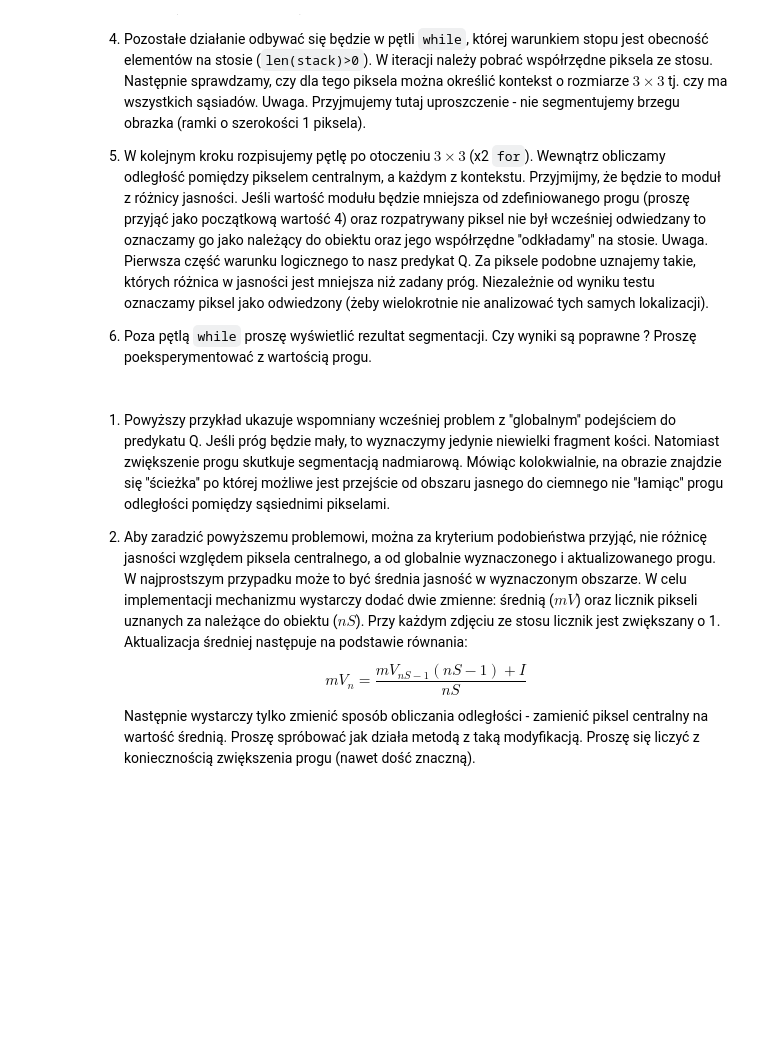
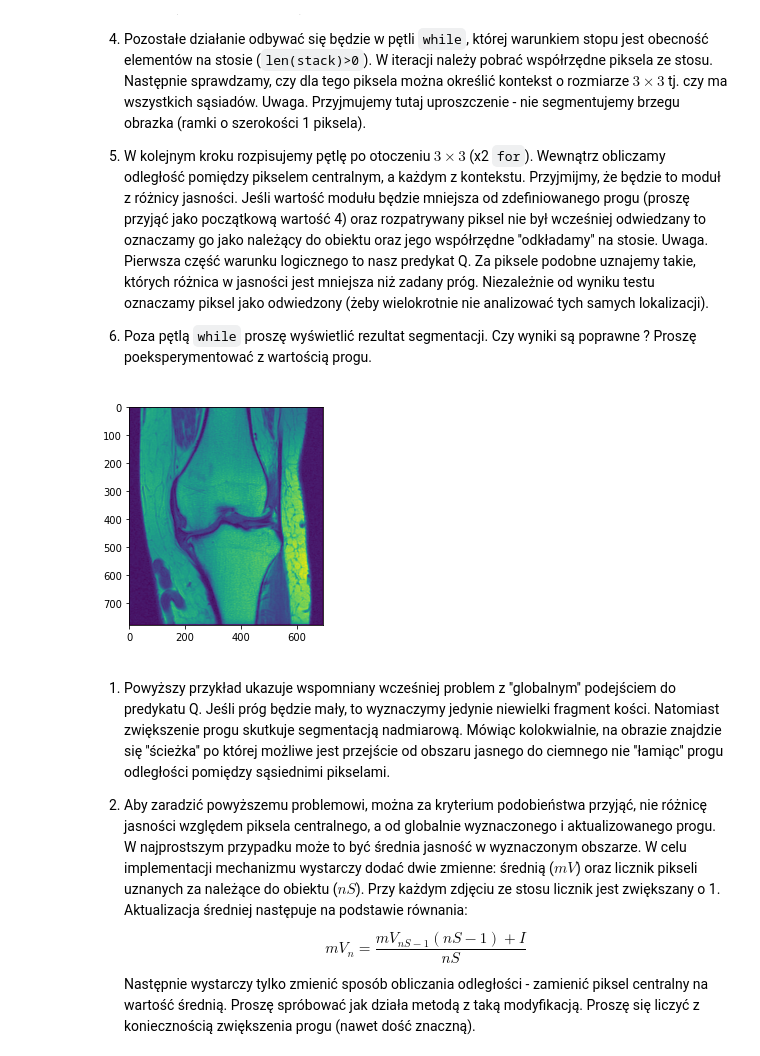
Before and after one commit to peep-hole/digital-image-processing, a Jupyter notebook: lab10/10_segmentation.ipynb, the cells around one changed output. Drawn from its saved outputs; the diff is of its cells as text; code cells hidden in the pictures; blank space fills up the shorter version.

```diff
--- a/lab10/10_segmentation.ipynb
+++ b/lab10/10_segmentation.ipynb
@@ -107,23 +107,27 @@ Punkt startowy wyznaczany będzie ''ręcznie'' (poprzez kliknięcie na obrazie).
 # %%
 import os
 import cv2
 import matplotlib.pyplot as plt
 import numpy as np
 
 if not os.path.exists("knee.png") :
     !wget https://raw.githubusercontent.com/vision-agh/poc_sw/master/12_Segmentation/knee.png --no-check-certificate
 
 img = cv2.imread('knee.png',cv2.IMREAD_GRAYSCALE)
 
 plt.imshow(img)
 plt.show()
 
 # jeżeli chcesz "ręcznie" wybrać punkt startowy:
 # [XY] = plt.ginput(1,10)
 # X = XY[0]
 # Y = XY[1]
+
+
+# przykładowy punkt startowy
+# X, Y = np.floor(X), np.floor(Y)
 # print(X, Y)
 
-# przykładowy punkt startowy
-X = 290
-Y = 259
+X, Y = 419, 595
+# %% [output]
+[figure, added]
```
Also changed, not shown: parts of 3 cells of this notebook, 2 other files.
